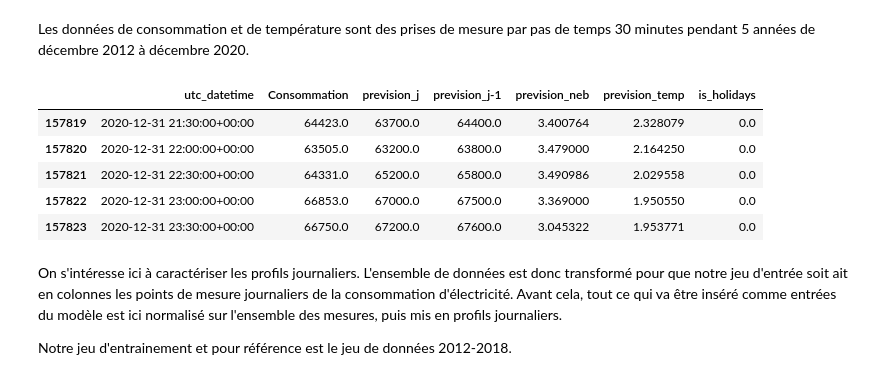
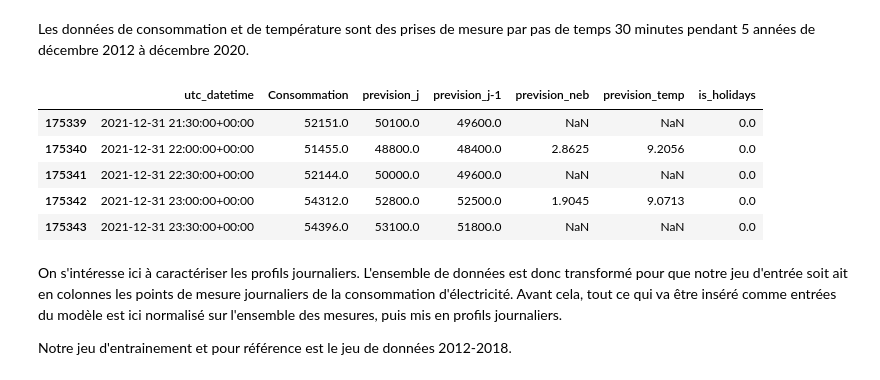
Before and after one commit to GoubetClem/VAE, a Jupyter notebook: 1-Train_a_CVAE.ipynb, the cells around one changed output. Drawn from its saved outputs; the diff is of its cells as text; code cells hidden in the pictures.

```diff
--- a/1-Train_a_CVAE.ipynb
+++ b/1-Train_a_CVAE.ipynb
@@ -91,19 +101,19 @@ The autoreload extension is already loaded. To reload it, use:
 Les données de consommation et de température sont des prises de mesure par pas de temps 30 minutes pendant 5 années de décembre 2012 à décembre 2020.
 # %%
 # Load dataframe
-dataset_csv = os.path.join('data', "dataset_2012_2020.csv")
-df_data = pd.read_csv(dataset_csv, sep=";",)
+dataset_csv = os.path.join('data', "data_conso_2012-2021.parquet.brotli")
+df_data = pd.read_parquet(dataset_csv)
 df_data.utc_datetime = pd.to_datetime(df_data.utc_datetime, utc=True)
 
 #Visualize data frame head
 df_data.tail(5)
 # %% [output]
 |  | utc_datetime | Consommation | prevision_j | prevision_j-1 | prevision_neb | prevision_temp | is_holidays |
-| 157819 | 2020-12-31 21:30:00+00:00 | 64423.0 | 63700.0 | 64400.0 | 3.400764 | 2.328079 | 0.0 |
-| 157820 | 2020-12-31 22:00:00+00:00 | 63505.0 | 63200.0 | 63800.0 | 3.479000 | 2.164250 | 0.0 |
-| 157821 | 2020-12-31 22:30:00+00:00 | 64331.0 | 65200.0 | 65800.0 | 3.490986 | 2.029558 | 0.0 |
-| 157822 | 2020-12-31 23:00:00+00:00 | 66853.0 | 67000.0 | 67500.0 | 3.369000 | 1.950550 | 0.0 |
-| 157823 | 2020-12-31 23:30:00+00:00 | 66750.0 | 67200.0 | 67600.0 | 3.045322 | 1.953771 | 0.0 |
+| 175339 | 2021-12-31 21:30:00+00:00 | 52151.0 | 50100.0 | 49600.0 | NaN | NaN | 0.0 |
+| 175340 | 2021-12-31 22:00:00+00:00 | 51455.0 | 48800.0 | 48400.0 | 2.8625 | 9.2056 | 0.0 |
+| 175341 | 2021-12-31 22:30:00+00:00 | 52144.0 | 50000.0 | 49600.0 | NaN | NaN | 0.0 |
+| 175342 | 2021-12-31 23:00:00+00:00 | 54312.0 | 52800.0 | 52500.0 | 1.9045 | 9.0713 | 0.0 |
+| 175343 | 2021-12-31 23:30:00+00:00 | 54396.0 | 53100.0 | 51800.0 | NaN | NaN | 0.0 |
 # %% [markdown]
 On s'intéresse ici à caractériser les profils journaliers. L'ensemble de données est donc transformé pour que notre jeu d'entrée soit ait en colonnes les points de mesure journaliers de la consommation d'électricité. Avant cela, tout ce qui va être inséré comme entrées du modèle est ici normalisé sur l'ensemble des mesures, puis mis en profils journaliers.
 
```
Also changed, not shown: parts of 1 cell of this notebook, 5 other files.
